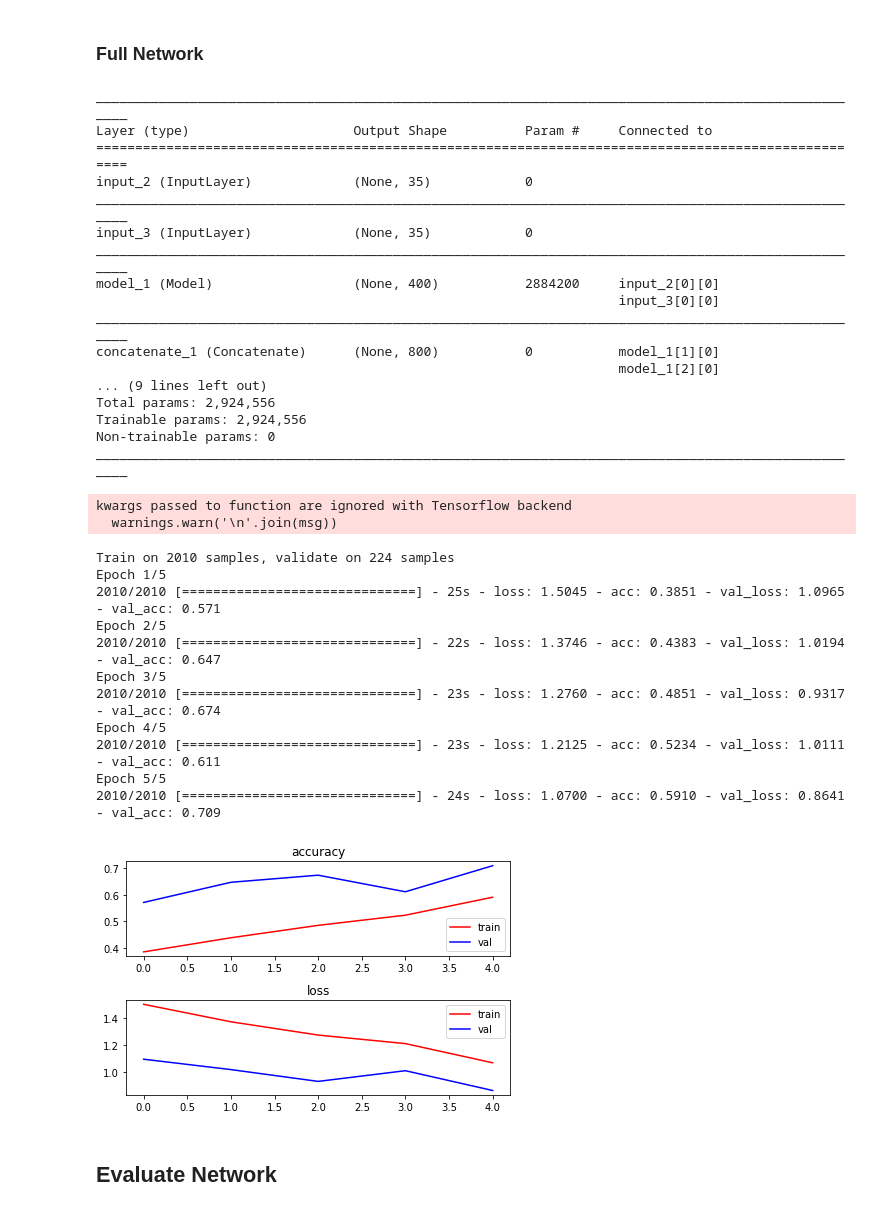
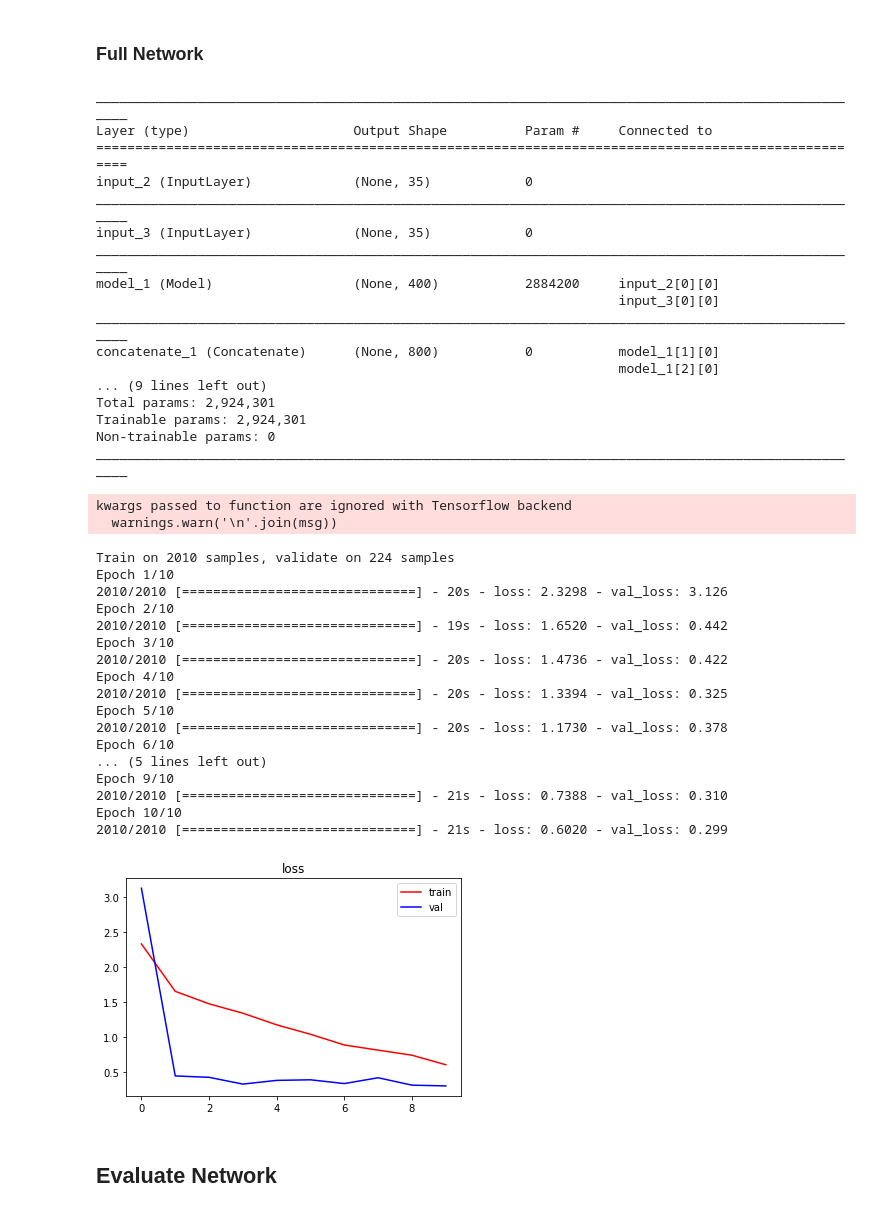
Before and after one commit to sujitpal/eeap-examples, a Jupyter notebook: src/07a-sts-sim-eep.ipynb, the cells around one changed output. Drawn from its saved outputs; the diff is of its cells as text; code cells hidden in the pictures.

Commit message:
STS sentence similarity network - modified to use RMSProp and MSE loss, tested without Attention, with Dot, Additive and Multiplicative attentions, all without input scaling.

```diff
--- a/src/07a-sts-sim-eep.ipynb
+++ b/src/07a-sts-sim-eep.ipynb
@@ -113,13 +111,11 @@ def load_data(datadir, word2id, max_words):
         assert len(xleft) == len(xright) and len(xright) == len(ys)
     Xleft = np.array(pad_sequences(xleft, maxlen=max_words))
     Xright = np.array(pad_sequences(xright, maxlen=max_words))
-    Y = to_categorical(np.array(ys, dtype="int32"),
-                       num_classes=NUM_CLASSES)
-    return Xleft, Xright, Y
+    return Xleft, Xright, np.array(ys)
 
-Xtrain_l, Xtrain_r, Ytrain = load_data(TRAIN_DIR, word2id, MAX_WORDS)
-Xtest_l, Xtest_r, Ytest = load_data(TEST_DIR, word2id, MAX_WORDS)
+Xtrain_l, Xtrain_r, ytrain = load_data(TRAIN_DIR, word2id, MAX_WORDS)
+Xtest_l, Xtest_r, ytest = load_data(TEST_DIR, word2id, MAX_WORDS)
 
-print(Xtrain_l.shape, Xtrain_r.shape, Ytrain.shape)
-print(Xtest_l.shape, Xtest_r.shape, Ytest.shape)
+print(Xtrain_l.shape, Xtrain_r.shape, ytrain.shape)
+print(Xtest_l.shape, Xtest_r.shape, ytest.shape)
 # %% [output]
@@ -173,7 +169,7 @@ sim_mrg = concatenate([sim_enc_l, sim_enc_r], axis=1)
 sim_fc1 = Dropout(0.2)(sim_mrg)
 sim_fc1 = Dense(50, activation="relu")(sim_fc1)
 sim_fc2 = Dropout(0.2)(sim_fc1)
-sim_pred = Dense(NUM_CLASSES, activation="softmax")(sim_fc2)
+sim_pred = Dense(1)(sim_fc2)
 
 model = Model(inputs=[sim_in_l, sim_in_r], outputs=[sim_pred])
 model.summary()
@@ -191,16 +187,15 @@ ________________________________________________________________________________
 concatenate_1 (Concatenate)      (None, 800)           0           model_1[1][0]
                                                                    model_1[2][0]
 ... (9 lines left out)
-Total params: 2,924,556
-Trainable params: 2,924,556
+Total params: 2,924,301
+Trainable params: 2,924,301
 Non-trainable params: 0
 ____________________________________________________________________________________________________
 # %%
-model.compile(loss="categorical_crossentropy", optimizer="adam",
-              metrics=["accuracy"])
+model.compile(loss="mean_squared_error", optimizer="rmsprop")
 # %%
 checkpoint = ModelCheckpoint(filepath=BEST_MODEL, save_best_only=True)
-history = model.fit([Xtrain_l, Xtrain_r], Ytrain,
+history = model.fit([Xtrain_l, Xtrain_r], ytrain,
                     batch_size=BATCH_SIZE,
                     epochs=NUM_EPOCHS,
                     validation_split=0.1,
@@ -209,32 +204,29 @@ history = model.fit([Xtrain_l, Xtrain_r], Ytrain,
 kwargs passed to function are ignored with Tensorflow backend
   warnings.warn('\n'.join(msg))
 Train on 2010 samples, validate on 224 samples
-Epoch 1/5
-2010/2010 [==============================] - 25s - loss: 1.5045 - acc: 0.3851 - val_loss: 1.0965 - val_acc: 0.571
-Epoch 2/5
-2010/2010 [==============================] - 22s - loss: 1.3746 - acc: 0.4383 - val_loss: 1.0194 - val_acc: 0.647
-Epoch 3/5
-2010/2010 [==============================] - 23s - loss: 1.2760 - acc: 0.4851 - val_loss: 0.9317 - val_acc: 0.674
-Epoch 4/5
-2010/2010 [==============================] - 23s - loss: 1.2125 - acc: 0.5234 - val_loss: 1.0111 - val_acc: 0.611
-Epoch 5/5
-2010/2010 [==============================] - 24s - loss: 1.0700 - acc: 0.5910 - val_loss: 0.8641 - val_acc: 0.709
+Epoch 1/10
+2010/2010 [==============================] - 20s - loss: 2.3298 - val_loss: 3.126
+Epoch 2/10
+2010/2010 [==============================] - 19s - loss: 1.6520 - val_loss: 0.442
+Epoch 3/10
+2010/2010 [==============================] - 20s - loss: 1.4736 - val_loss: 0.422
+Epoch 4/10
+2010/2010 [==============================] - 20s - loss: 1.3394 - val_loss: 0.325
+Epoch 5/10
+2010/2010 [==============================] - 20s - loss: 1.1730 - val_loss: 0.378
+Epoch 6/10
+... (5 lines left out)
+Epoch 9/10
+2010/2010 [==============================] - 21s - loss: 0.7388 - val_loss: 0.310
+Epoch 10/10
+2010/2010 [==============================] - 21s - loss: 0.6020 - val_loss: 0.299
 # %%
-plt.subplot(211)
-plt.title("accuracy")
-plt.plot(history.history["acc"], color="r", label="train")
-plt.plot(history.history["val_acc"], color="b", label="val")
-plt.legend(loc="best")
-
-plt.subplot(212)
 plt.title("loss")
 plt.plot(history.history["loss"], color="r", label="train")
 plt.plot(history.history["val_loss"], color="b", label="val")
 plt.legend(loc="best")
-
-plt.tight_layout()
 plt.show()
 # %% [output]
-[figure, old version]
+[figure, new version]
 # %% [markdown]
 ## Evaluate Network
```
Also changed, not shown: parts of 8 cells of this notebook, 6 other files.
